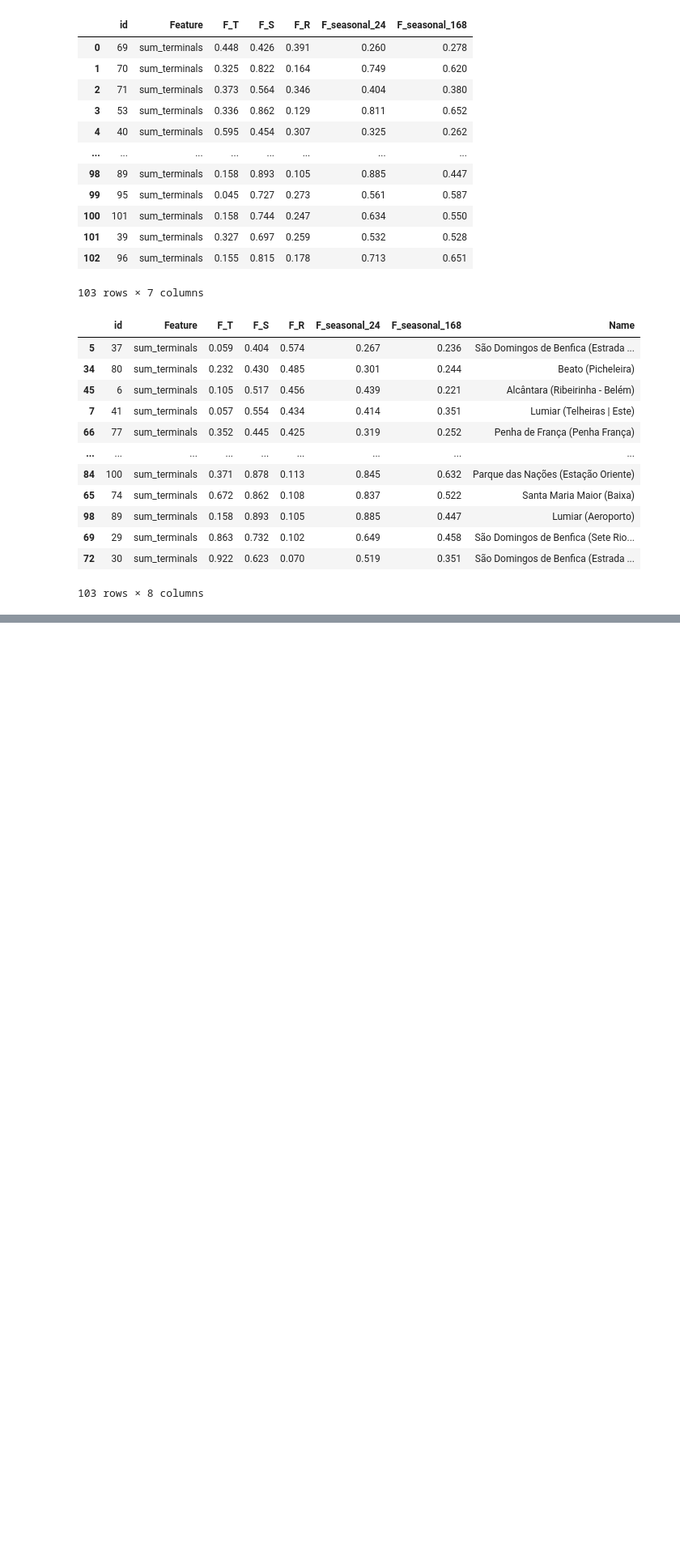
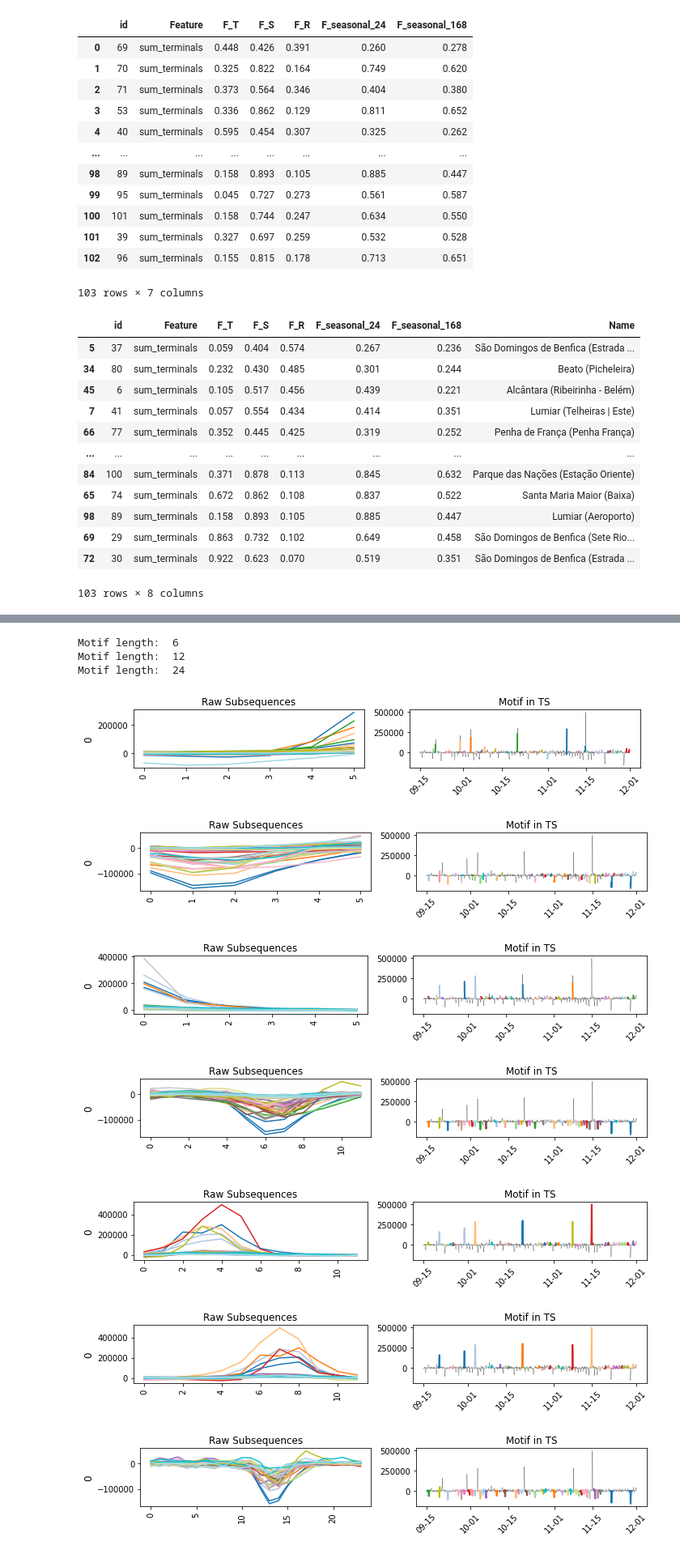
Before and after one commit to MiguelGarcaoSilva/motifsinresidual, a Jupyter notebook: code/populationdensity_casestudy.ipynb, the cells around one changed output, grey strips where cells are left out. Shown at 81% size. Cells and saved outputs as stored; diff of their text form; code cells hidden in the pictures; blank space fills up the shorter version.

```diff
--- a/code/populationdensity_casestudy.ipynb
+++ b/code/populationdensity_casestudy.ipynb
@@ -144,7 +320,7 @@ min_neighbors = 1
 for m in subsequence_lengths:
     for resid in top_resids:
         X = top_resids[resid]
+        print(X)
         out = stumpy.stump(X, m, normalize=normalize)
-        mp = out[:, 0]
-        np.save('../results/populationdensity/motifs/motifs_normalized={}_m={}_{}.npy'.format(normalize,m,resid), mp)
+        np.save('../results/populationdensity/mp/mp_normalized={}_m={}_{}.npy'.format(normalize,m,resid), out, allow_pickle=True)
 # %% [output]
@@ -259,0 +620,11 @@ mp_stats_table.to_csv('../results/populationdensity/table_motifs_min_neighbors={
+# %%
+#get top 3 most significant for each motif length
+for resid in top_resids:
+    mp_stats_table = pd.read_csv('../results/populationdensity/table_motifs_min_neighbors={}_max_distance={}_cutoff={}_max_matches={}_max_motifs={}_{}.csv'.format(min_neighbors, max_distance, cutoff, max_matches, max_motifs, resid))
+    subsequence_lengths = mp_stats_table["m"].unique()
+    for m in subsequence_lengths:
+        print("########## m:{} #########".format(m))
+        mp_stats_table.sort_values(by=["p-value"], inplace=True)
+        top_3_motifs = mp_stats_table[mp_stats_table["m"] == m].head(3)
+        print(top_3_motifs.to_latex(index=False, columns=["ID", "k", "Features", "#Matches", "max(dists)", "min(dists)", "med(dists)", "P", "p-value"]))
+        print("\n\n")
@@ -259,0 +707,32 @@ mp_stats_table.to_csv('../results/populationdensity/table_motifs_min_neighbors={
+# %%
+#plot top motif
+for resid in top_resids:
+    mp_stats_table = pd.read_csv('../results/populationdensity/table_motifs_min_neighbors={}_max_distance={}_cutoff={}_max_matches={}_max_motifs={}_{}.csv'.format(min_neighbors, max_distance, cutoff, max_matches, max_motifs, resid))
+    subsequence_lengths = mp_stats_table["m"].unique()
+    data = top_resids[resid]
+    #data to dataframe
+    for m in subsequence_lengths:
+        print("Motif length: ", m)
+        top_motifs = mp_stats_table[mp_stats_table["m"] == m]
+        top_motifs = top_motifs.sort_values(by="p-value").head(3)
+        for top_motif in top_motifs.to_dict(orient="records"):
+            m = top_motif["m"]
+            dimensions = [top_motif["Features"]]
+            features = sorted([int(dimension) for dimension in dimensions])
+            indices = top_motif['Indices'].replace("[","").replace("]","").split(",")
+            indices = [int(i) for i in indices]
+            motif_name = top_motif["ID"]
+            ts_list = [data]
+            plot_motif(ts_list, features, m, indices, motif_name)
+    break
+# %% [output]
+Motif length:  6
+Motif length:  12
+Motif length:  24
+[figure, added]
+[figure, added]
+[figure, added]
+[figure, added]
+[figure, added]
+[figure, added]
+[figure, added]
```
Also changed, not shown: parts of 13 cells of this notebook, 1 other file.
